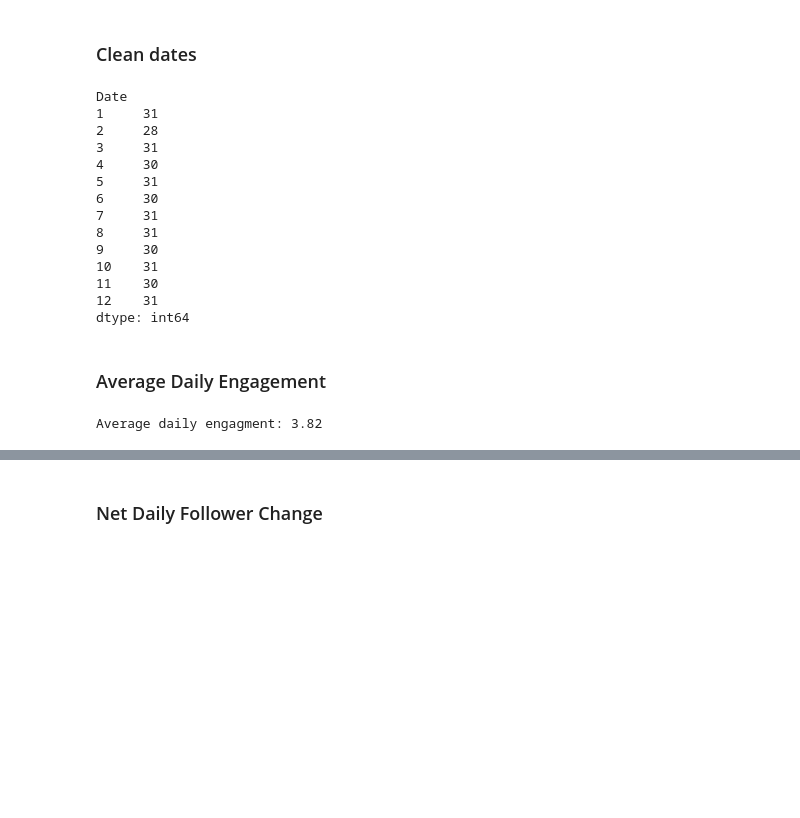
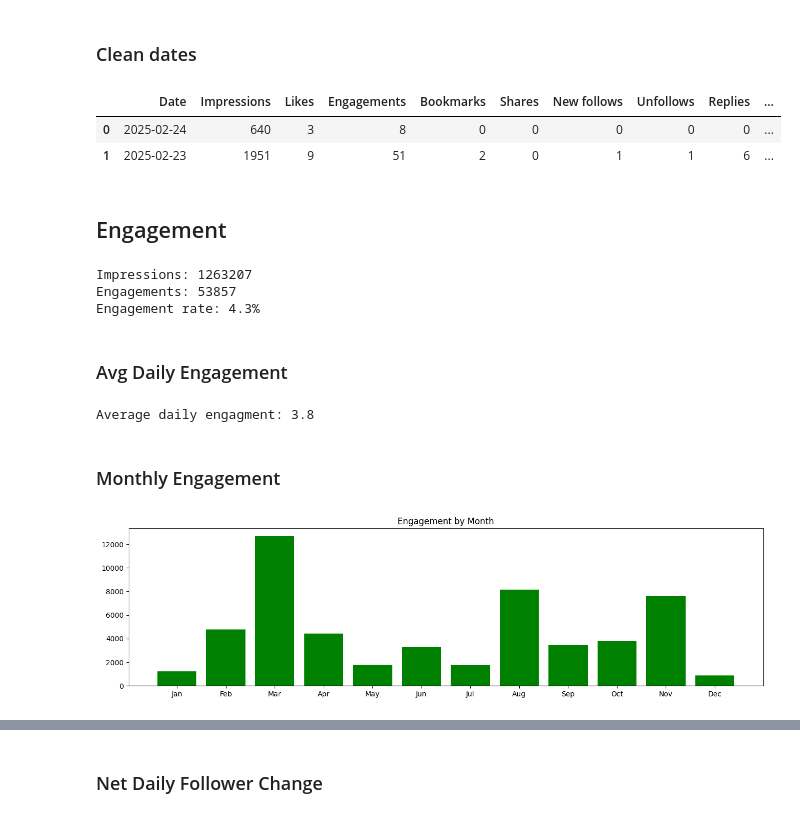
Before and after one commit to bodhichristian/python-basics, a Jupyter notebook: x_data/X Data.ipynb, the cells around one changed output, grey strips where cells are left out. Drawn from its saved outputs; the diff is of its cells as text; code cells hidden in the pictures; blank space fills up the shorter version.

```diff
--- a/x_data/X Data.ipynb
+++ b/x_data/X Data.ipynb
@@ -32,27 +34,46 @@ overview.head(2)
 # %Y - four digit year (2025)
 
 overview['Date'] = pd.to_datetime(overview['Date'], format='%a, %b %d, %Y')
-grouped = overview.groupby(overview['Date'].dt.month)
-grouped.size()
+overview['Month'] = pd.Categorical(
+    overview['Date'].dt.strftime('%b'),
+    categories=['Jan', 'Feb', 'Mar', 'Apr', 'May', 'Jun',
+                'Jul', 'Aug', 'Sep', 'Oct', 'Nov', 'Dec'],
+    ordered=True
+)
+overview.head(2)
 # %% [output]
-Date
-1     31
-2     28
-3     31
-4     30
-5     31
-6     30
-7     31
-8     31
-9     30
-10    31
-11    30
-12    31
-dtype: int64
+|  | Date | Impressions | Likes | Engagements | Bookmarks | Shares | New follows | Unfollows | Replies | ... |
+| 0 | 2025-02-24 | 640 | 3 | 8 | 0 | 0 | 0 | 0 | 0 | ... |
+| 1 | 2025-02-23 | 1951 | 9 | 51 | 2 | 0 | 1 | 1 | 6 | ... |
 # %% [markdown]
-### Average Daily Engagement
+## Engagement
+# %%
+total_impressions = overview['Impressions'].sum()
+total_engagements = overview['Engagements'].sum()
+
+engagement_rate = round((total_engagements / total_impressions * 100), 1)
+print(f'Impressions: {total_impressions}')
+print(f'Engagements: {total_engagements}')
+print(f'Engagement rate: {engagement_rate}%')
+# %% [output]
+Impressions: 1263207
+Engagements: 53857
+Engagement rate: 4.3%
+# %% [markdown]
+### Avg Daily Engagement
 # %%
 avg_daily_engagement = (overview['Engagements'] / overview['Impressions']).mean() * 100
-print(f'Average daily engagment: {avg_daily_engagement.round(2)}')
+print(f'Average daily engagment: {avg_daily_engagement.round(1)}')
 # %% [output]
-Average daily engagment: 3.82
+Average daily engagment: 3.8
+# %% [markdown]
+### Monthly Engagement
+# %%
+monthly_engagements = overview.groupby('Month', observed=True)['Engagements'].sum()
+
+plt.figure(figsize=(16, 4))
+plt.title('Engagement by Month')
+plt.bar(monthly_engagements.index, monthly_engagements.values, color='green')
+plt.show()
+# %% [output]
+[figure, added]
```
Also changed, not shown: parts of 23 cells of this notebook.
